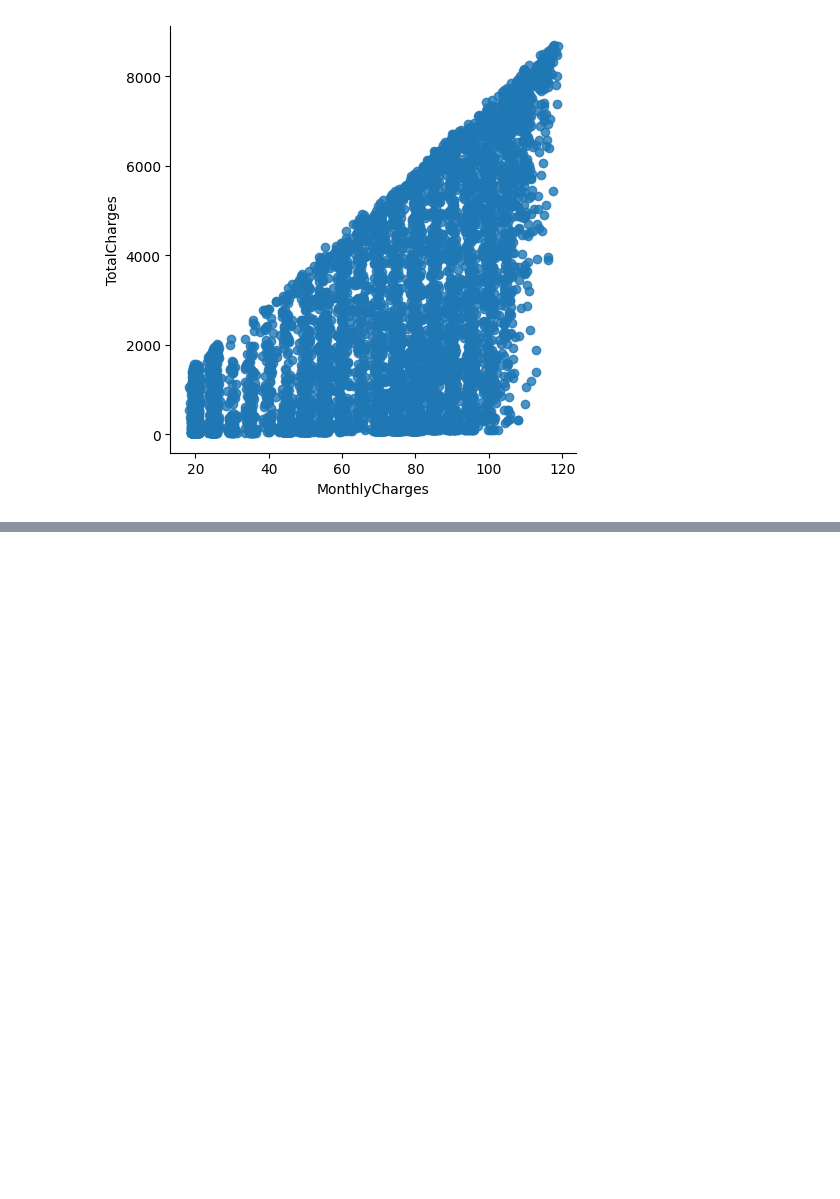
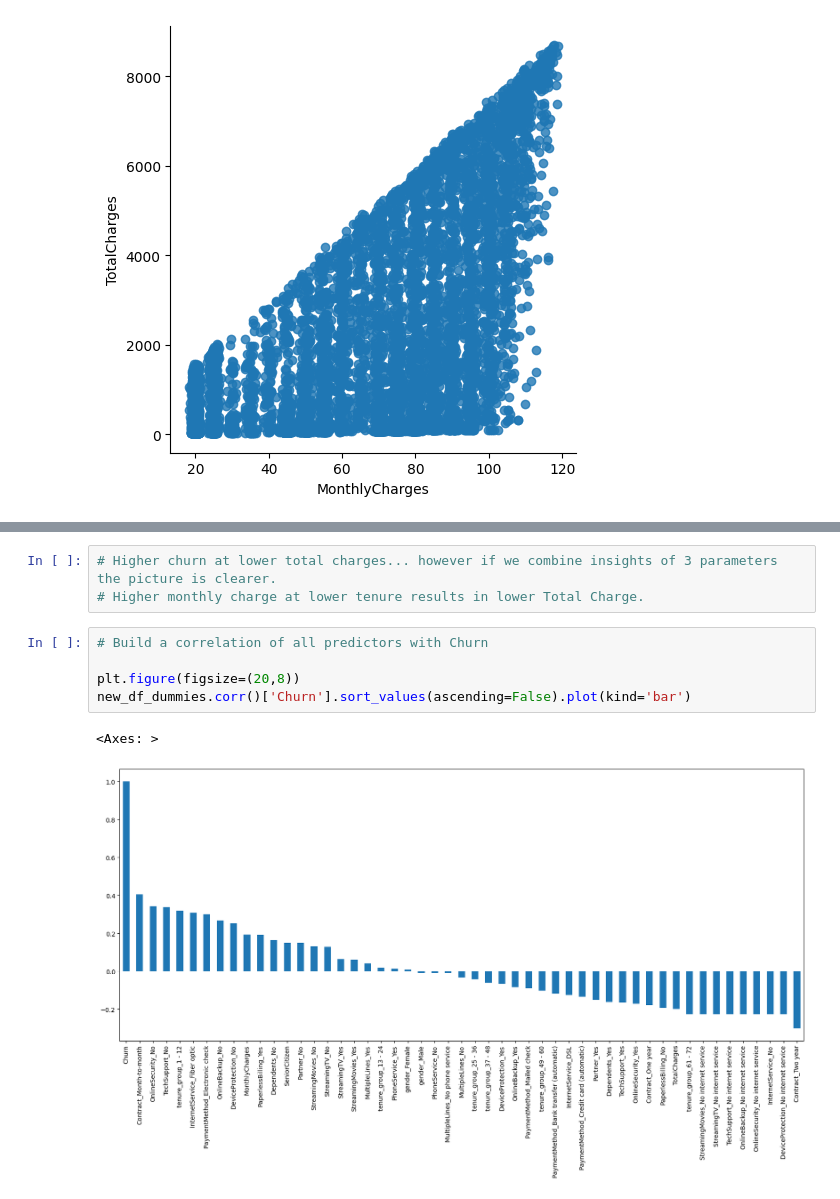
Before and after one commit to srsimonson/exploratory-data-analysis, a Jupyter notebook: customer_churn.ipynb, the cells around one changed output, grey strips where cells are left out. Cells and saved outputs as stored; diff of their text form; blank space fills up the shorter version.

```diff
--- a/customer_churn.ipynb
+++ b/customer_churn.ipynb
@@ -306,0 +333,11 @@ sns.lmplot(data=new_df_dummies, x='MonthlyCharges', y='TotalCharges', fit_reg=Fa
+# %%
+# Higher churn at lower total charges... however if we combine insights of 3 parameters the picture is clearer.
+# Higher monthly charge at lower tenure results in lower Total Charge.
+# %%
+# Build a correlation of all predictors with Churn
+
+plt.figure(figsize=(20,8))
+new_df_dummies.corr()['Churn'].sort_values(ascending=False).plot(kind='bar')
+# %% [output]
+<Axes: >
+[figure, added]
```
Also changed, not shown: parts of 6 cells of this notebook.
